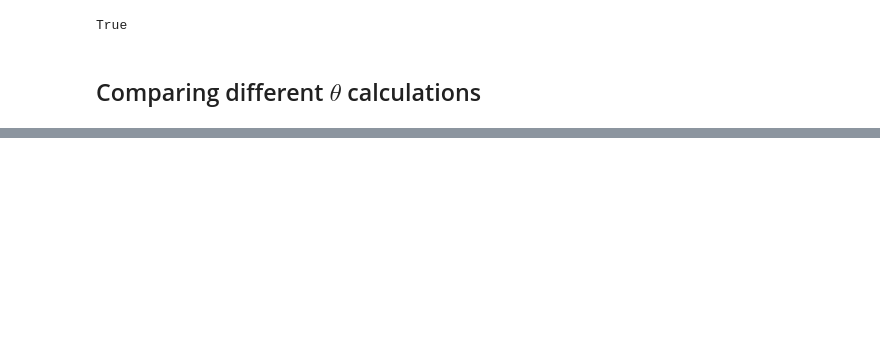
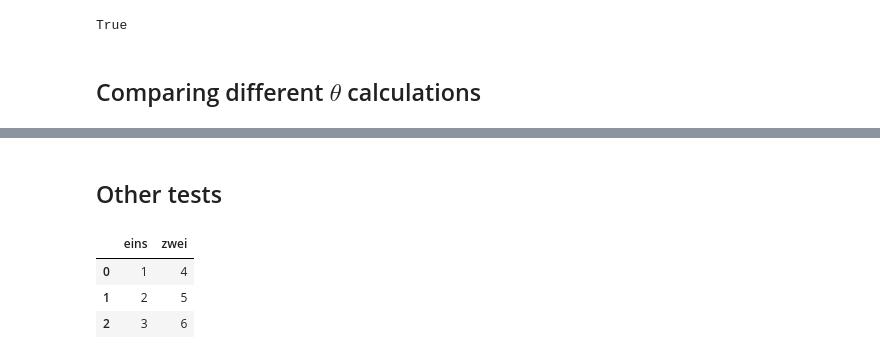
Before and after one commit to tudo-astroparticlephysics/LST_mono_analysis, a Jupyter notebook: notebooks/test.ipynb, the cells around one changed output, grey strips where cells are left out. Drawn from its saved outputs; the diff is of its cells as text; code cells hidden in the pictures; blank space fills up the shorter version.

```diff
--- a/notebooks/test.ipynb
+++ b/notebooks/test.ipynb
@@ -288,0 +259,13 @@ None
+# %% [markdown]
+## Other tests
+# %%
+series1 = pd.Series([1,2,3], name="eins")
+series2 = pd.Series([4,5,6], name="zwei")
+
+df = series1.to_frame().join(series2)
+df
+# %% [output]
+|  | eins | zwei |
+| 0 | 1 | 4 |
+| 1 | 2 | 5 |
+| 2 | 3 | 6 |
```
Also changed, not shown: parts of 9 cells of this notebook, 5 other files.
